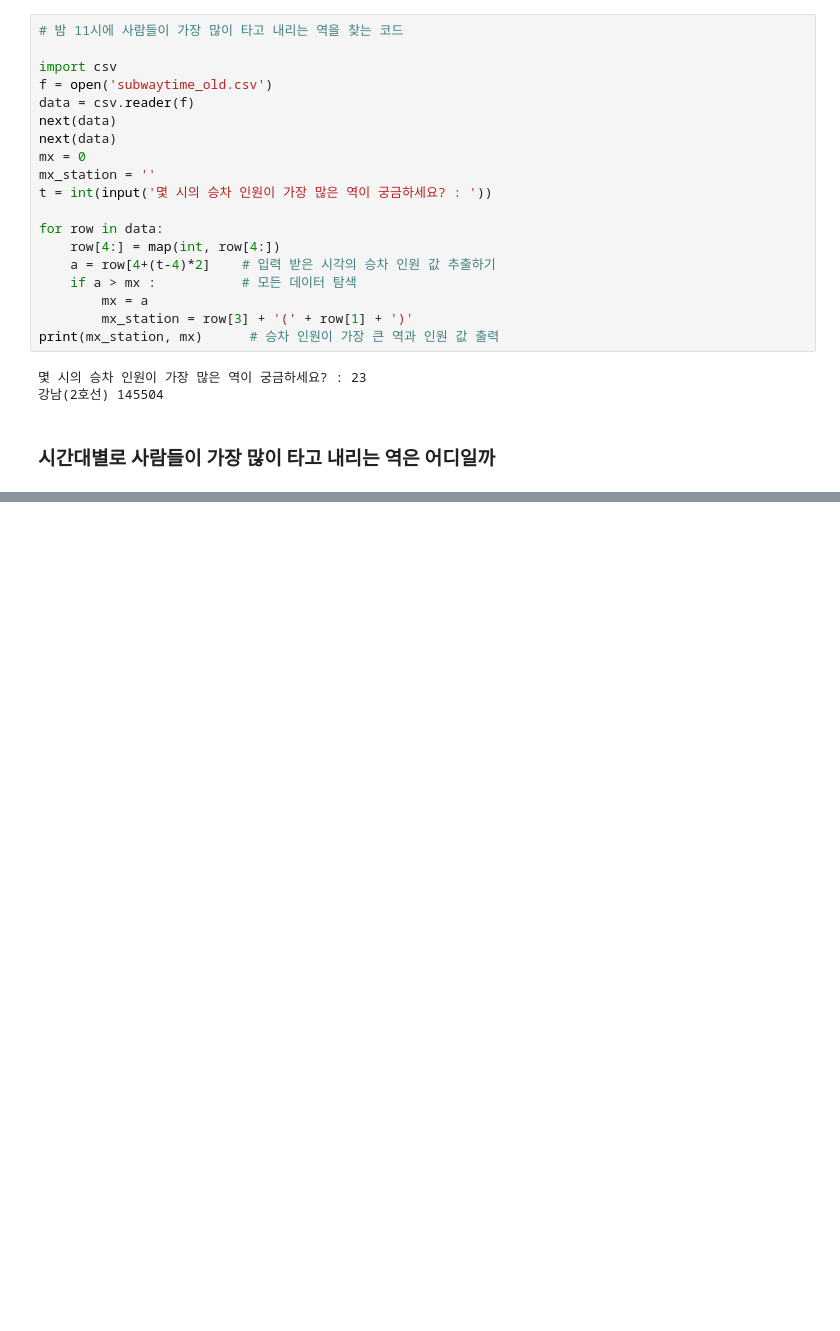
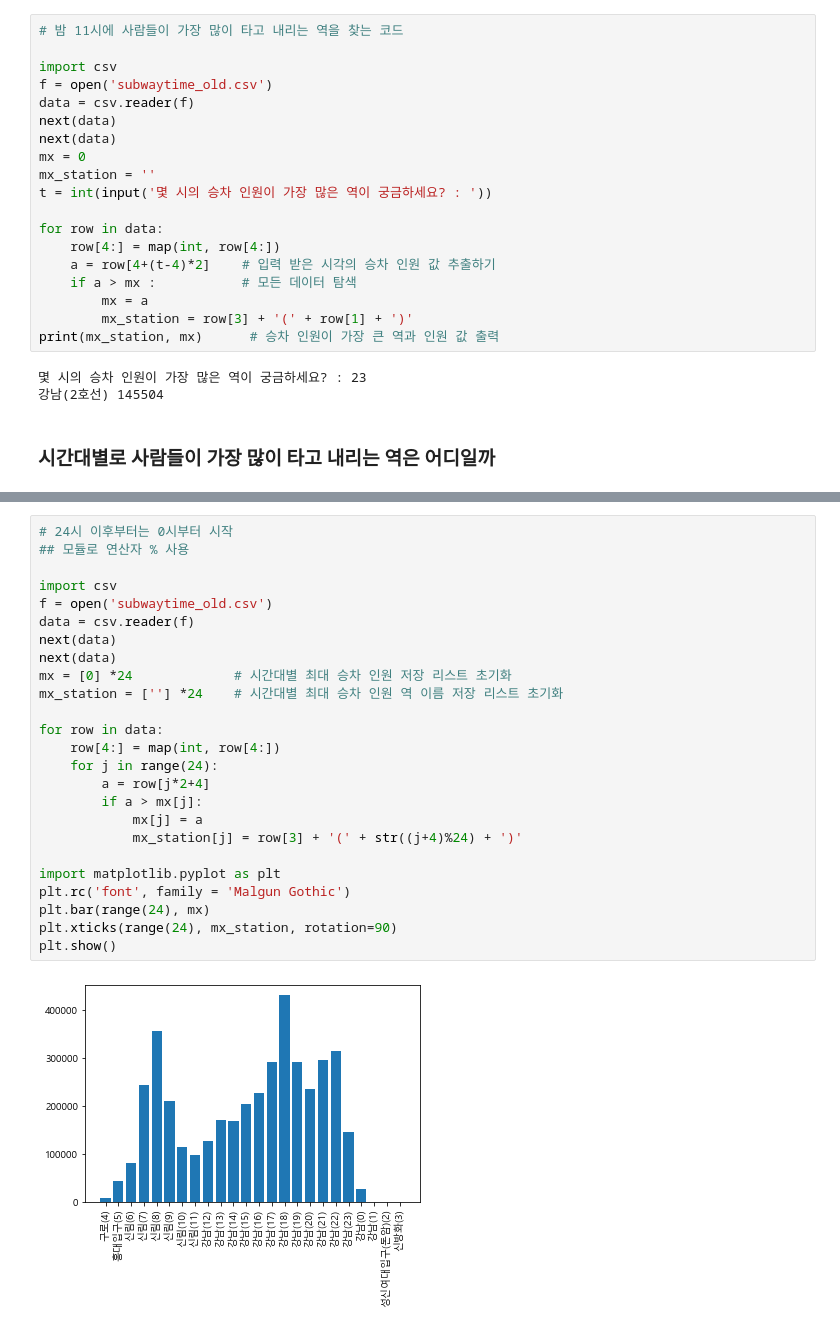
Before and after one commit to Park-Young-Bin/DataViusal_with_Python, a Jupyter notebook: Practice_unit12.ipynb, the cells around one changed output, grey strips where cells are left out. Cells and saved outputs as stored; diff of their text form; blank space fills up the shorter version.

```diff
--- a/Practice_unit12.ipynb
+++ b/Practice_unit12.ipynb
@@ -180,0 +190,27 @@ print(mx)
+# %%
+# 24시 이후부터는 0시부터 시작
+## 모듈로 연산자 % 사용
+
+import csv
+f = open('subwaytime_old.csv')
+data = csv.reader(f)
+next(data)
+next(data)
+mx = [0] *24             # 시간대별 최대 승차 인원 저장 리스트 초기화
+mx_station = [''] *24    # 시간대별 최대 승차 인원 역 이름 저장 리스트 초기화
+
+for row in data:
+    row[4:] = map(int, row[4:])
+    for j in range(24):
+        a = row[j*2+4]
+        if a > mx[j]:
+            mx[j] = a
+            mx_station[j] = row[3] + '(' + str((j+4)%24) + ')'
+
+import matplotlib.pyplot as plt
+plt.rc('font', family = 'Malgun Gothic')
+plt.bar(range(24), mx)
+plt.xticks(range(24), mx_station, rotation=90)
+plt.show()
+# %% [output]
+[figure, added]
```
Also changed, not shown: parts of 4 cells of this notebook.
